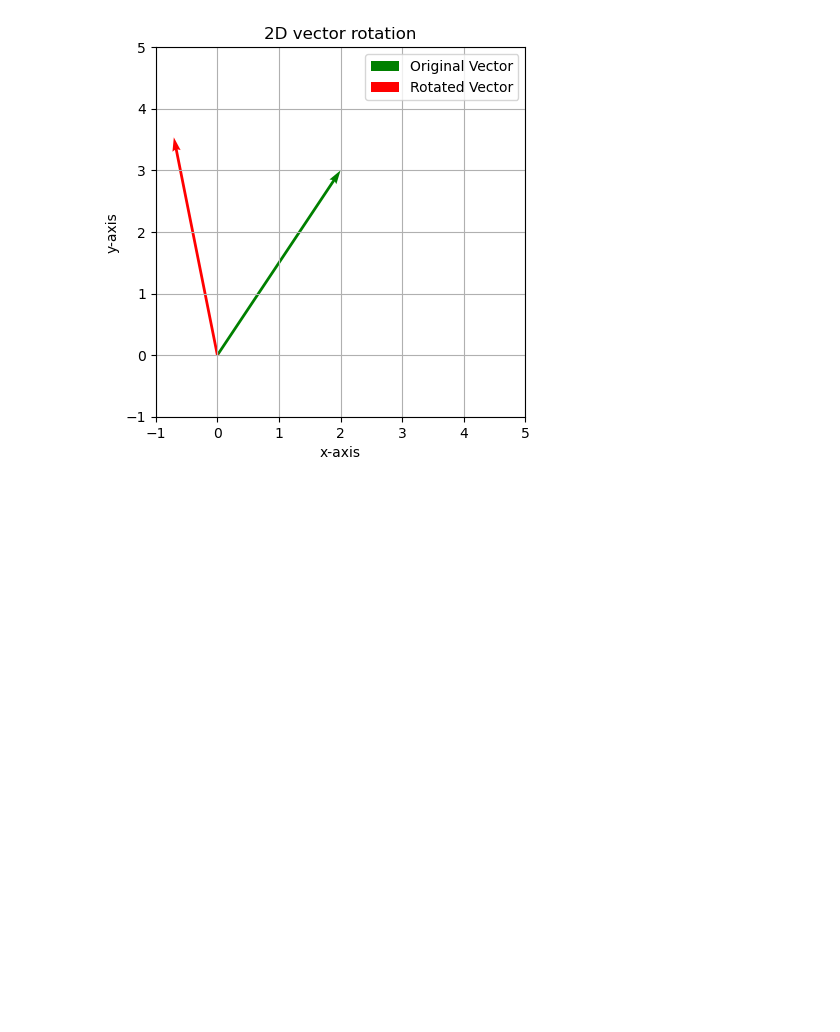
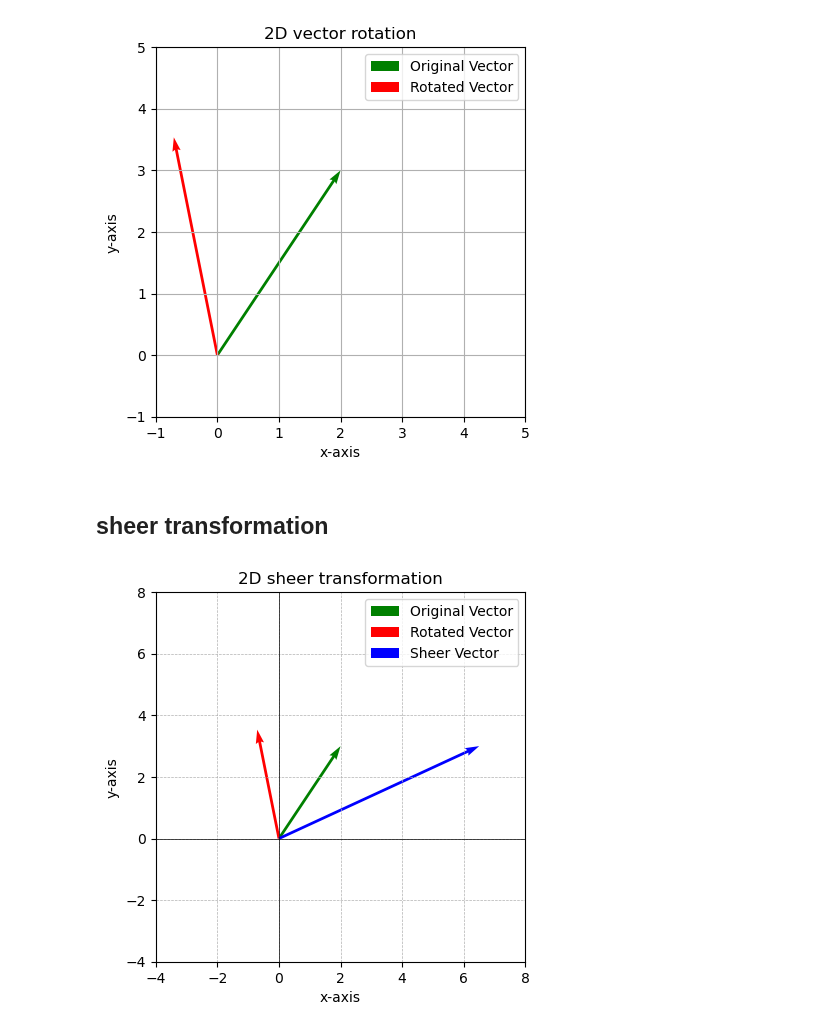
Before and after one commit to atibp1722/linear-algebra, a Jupyter notebook: equations(1).ipynb, the cells around one changed output. Cells and saved outputs as stored; diff of their text form; code cells hidden in the pictures; blank space fills up the shorter version.

Commit message:
plotting and applying sheer transformation on the vector in a neat grid with quadrants highlighted

```diff
--- a/equations(1).ipynb
+++ b/equations(1).ipynb
@@ -99,3 +99,27 @@ plt.gca().set_aspect('equal',adjustable='box')
 plt.show()
 # %% [output]
 [figure]
+# %% [markdown]
+## sheer transformation
+# %%
+sheer_value=1.5
+sheer_matrix=np.array([[1,sheer_value],[0,1]])
+v_sheer=np.dot(sheer_matrix,vector)
+# %%
+plt.figure()
+plt.quiver(0,0,vector[0],vector[1],angles='xy',scale_units='xy',scale=1,color='g',label='Original Vector')
+plt.quiver(0,0,rotate_matrix[0],rotate_matrix[1],angles='xy',scale_units='xy',scale=1,color='r',label='Rotated Vector')
+plt.quiver(0,0,v_sheer[0],v_sheer[1],angles='xy',scale_units='xy',scale=1,color='b',label='Sheer Vector')
+plt.xlim(-4,8)
+plt.ylim(-4,8)
+plt.grid(True,which='both',linestyle='--',linewidth=0.5)
+plt.axhline(y=0,color='k',linewidth=0.5)
+plt.axvline(x=0,color='k',linewidth=0.5)
+plt.title('2D sheer transformation')
+plt.xlabel('x-axis')
+plt.ylabel('y-axis')
+plt.legend()
+plt.gca().set_aspect('equal',adjustable='box')
+plt.show()
+# %% [output]
+[figure, added]
```
